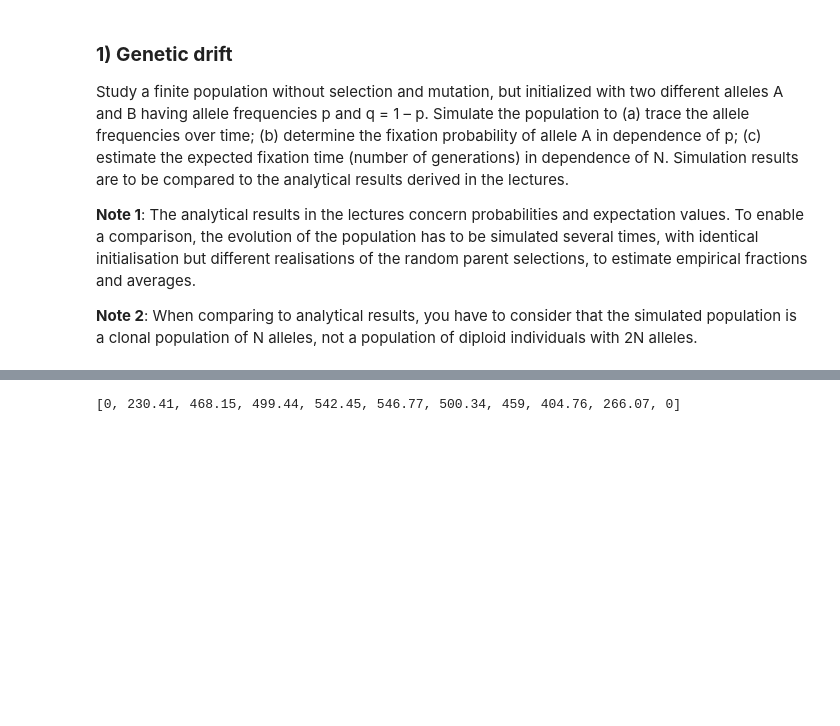
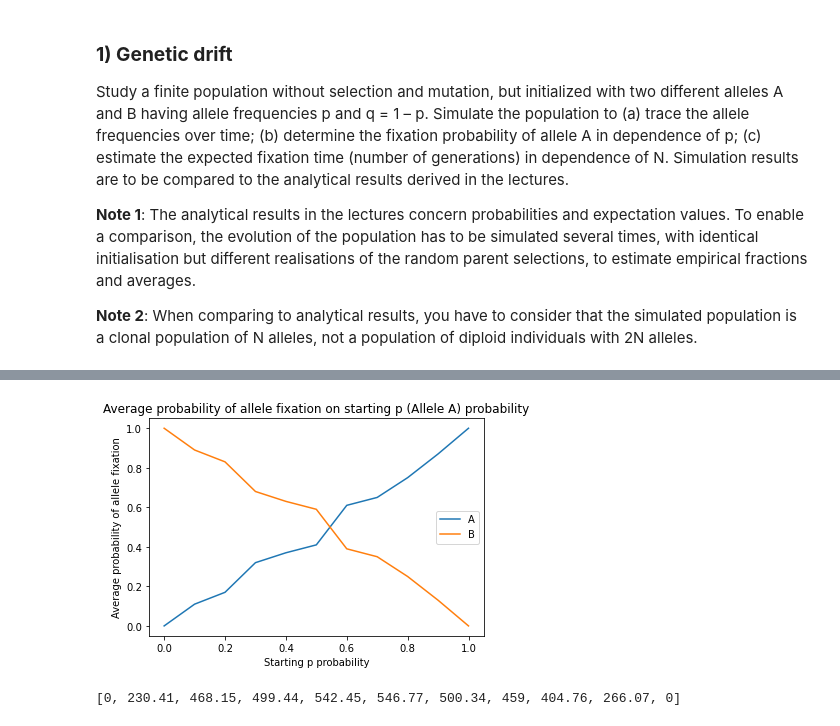
Before and after one commit to yann-zhong/GPOP-Project-YZ, a Jupyter notebook: Project_Yann_Zhong.ipynb, the cells around one changed output, grey strips where cells are left out. Cells and saved outputs as stored; diff of their text form; code cells hidden in the pictures; blank space fills up the shorter version.

```diff
--- a/Project_Yann_Zhong.ipynb
+++ b/Project_Yann_Zhong.ipynb
@@ -143,3 +163,25 @@ plt.show()
+# %%
+# APPROXIMATION OF FIXATION PROBABILITY FOR ALLELE A ON P GOING FROM 0.1 TO 0.9 DONE LOTS OF TIMES
+
+p_range = np.arange(0,1.1,0.1)      # Test probs from 0.1 to 0.9 in increments (9 items in list)
+q_range = 1 - p_range               # 0.9 to 0.1 (not useful here, though)
+
+generations = 800
+population = 200
+simulations = 100
+
+all_fix_counts = [get_fix_times_n_fix_alleles(p_range[i],q_range[i],generations,population,simulations)[1] for i in range(len(p_range))]
+all_fix_probs = [[allele_count / simulations for allele_count in allele] for allele in all_fix_counts]
+
+plt.figure()
+plot = plt.plot(p_range,all_fix_probs)
+plt.legend(plot, ('A', 'B'))
+plt.xlabel("Starting p probability")
+plt.ylabel("Average probability of allele fixation")
+plt.title("Average probability of allele fixation on starting p (Allele A) probability")
+plt.show()
+# %% [output]
+[figure, added]
 # %%
 # APPROXIMATION OF FIXATION TIME ON P GOING FROM 0.1 TO 0.9, DONE TEN (OR MORE) TIMES
 p_range = np.arange(0,1.1,0.1)      # Test probs from 0.1 to 0.9 in increments (9 items in list)
```
Also changed, not shown: parts of 12 cells of this notebook.
